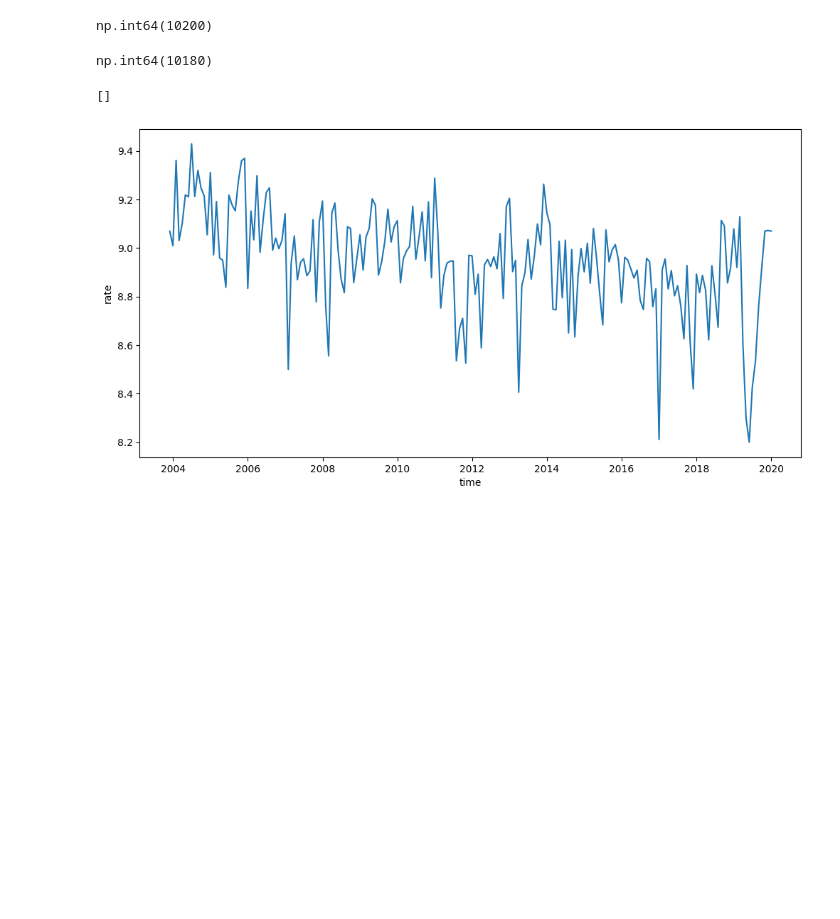
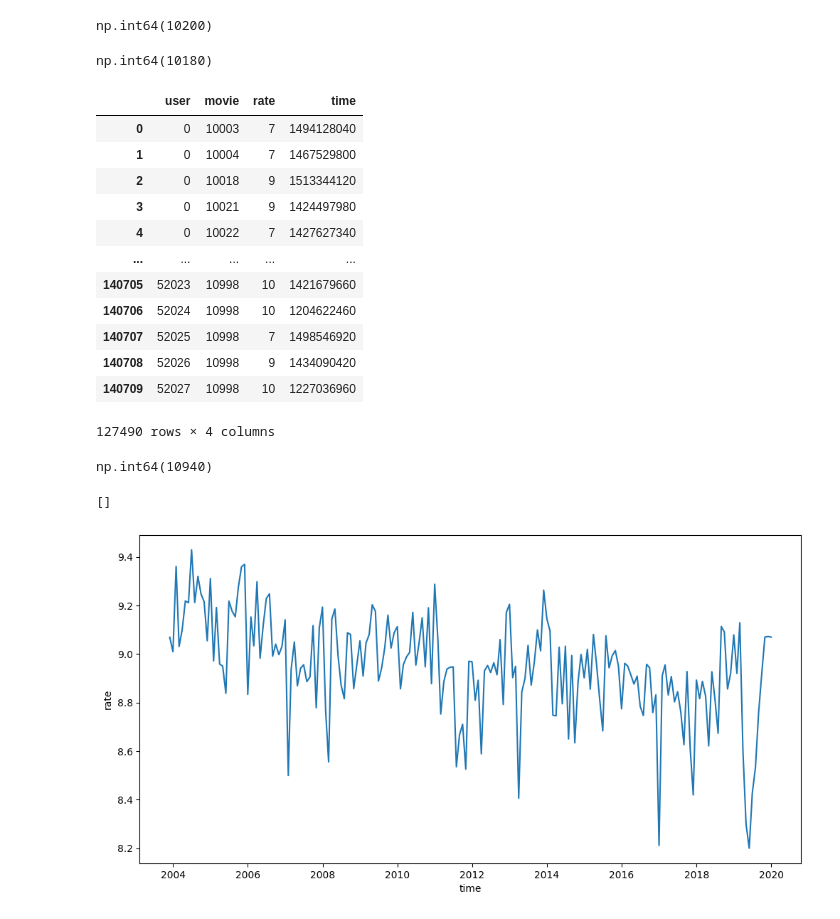
Before and after one commit to seokulee/codyssey, a Jupyter notebook: course02/question03.ipynb, the cells around one changed output. Saved outputs shown, nothing was run; the diff lists cells and outputs as text; code cells hidden in the pictures; blank space fills up the shorter version.

```diff
--- a/course02/question03.ipynb
+++ b/course02/question03.ipynb
@@ -350,6 +348,35 @@ np.int64(10200)
 kmrd_rates.groupby('movie')['rate'].mean().idxmax()
 # %% [output]
 np.int64(10180)
+# %%
+# 1) 영화별 등장 횟수 (Series)
+movie_counts = kmrd_rates["movie"].value_counts()
+
+# 2) 100번 초과 등장하는 영화만 뽑기 (부울 마스크 -> index)
+common_movies = movie_counts[movie_counts > 100].index
+
+# 3) 원본 DataFrame에서 필터링
+kmrd_rates_filtered = kmrd_rates[kmrd_rates["movie"].isin(common_movies)]
+
+kmrd_rates_filtered
+# %% [output]
+|  | user | movie | rate | time |
+| 0 | 0 | 10003 | 7 | 1494128040 |
+| 1 | 0 | 10004 | 7 | 1467529800 |
+| 2 | 0 | 10018 | 9 | 1513344120 |
+| 3 | 0 | 10021 | 9 | 1424497980 |
+| 4 | 0 | 10022 | 7 | 1427627340 |
+| ... | ... | ... | ... | ... |
+| 140705 | 52023 | 10998 | 10 | 1421679660 |
+| 140706 | 52024 | 10998 | 10 | 1204622460 |
+| 140707 | 52025 | 10998 | 7 | 1498546920 |
+| 140708 | 52026 | 10998 | 9 | 1434090420 |
+| 140709 | 52027 | 10998 | 10 | 1227036960 |
+127490 rows × 4 columns
+# %%
+kmrd_rates_filtered.groupby('movie')['rate'].mean().idxmax()
+# %% [output]
+np.int64(10940)
 # %%
 # 시간에 따른 평점의 평균 변화 라인플롯
 
```
Also changed, not shown: parts of 2 cells of this notebook, 2 other files.
